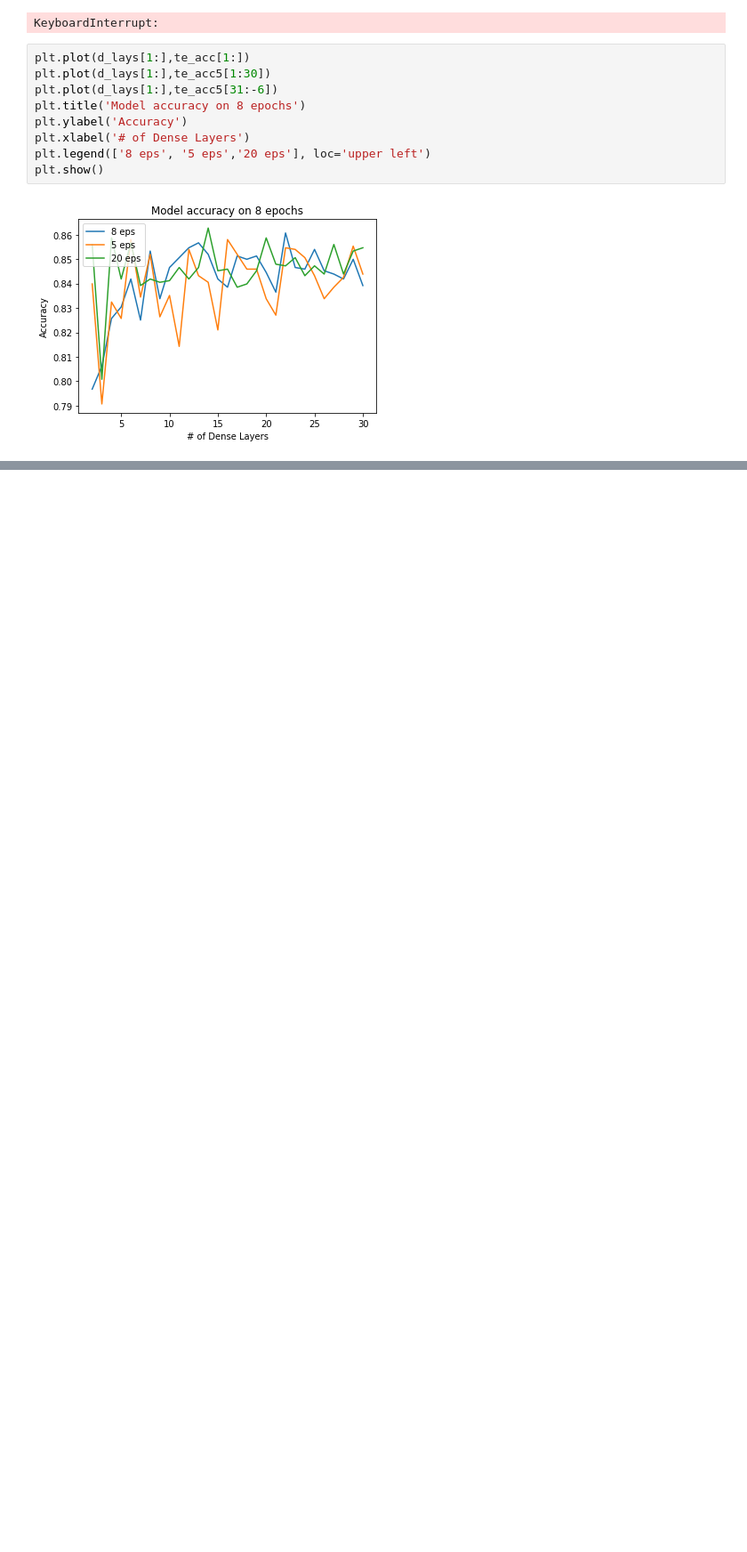
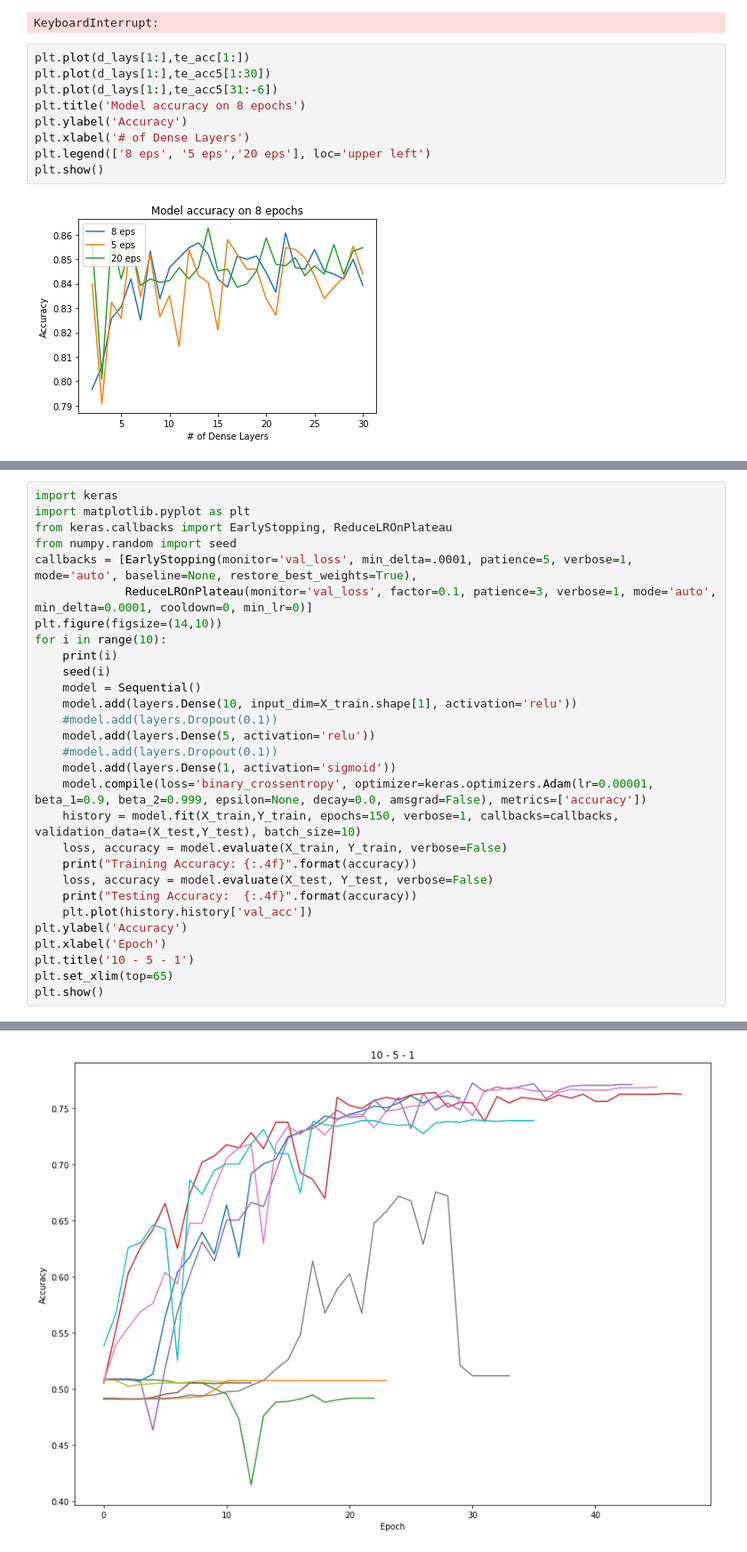
Before and after one commit to G2-IT-Group/external-resource-models, a Jupyter notebook: erinnordquist/fetch_files/vectorize.ipynb, the cells around one changed output, grey strips where cells are left out. Shown at 89% size. Drawn from its saved outputs; the diff is of its cells as text; blank space fills up the shorter version.

```diff
--- a/erinnordquist/fetch_files/vectorize.ipynb
+++ b/erinnordquist/fetch_files/vectorize.ipynb
@@ -425,0 +495,30 @@ plt.show()
+# %%
+import keras
+import matplotlib.pyplot as plt
+from keras.callbacks import EarlyStopping, ReduceLROnPlateau
+from numpy.random import seed
+callbacks = [EarlyStopping(monitor='val_loss', min_delta=.0001, patience=5, verbose=1, mode='auto', baseline=None, restore_best_weights=True),
+             ReduceLROnPlateau(monitor='val_loss', factor=0.1, patience=3, verbose=1, mode='auto', min_delta=0.0001, cooldown=0, min_lr=0)]
+plt.figure(figsize=(14,10))
+for i in range(10):
+    print(i)
+    seed(i)
+    model = Sequential()
+    model.add(layers.Dense(10, input_dim=X_train.shape[1], activation='relu'))
+    #model.add(layers.Dropout(0.1))
+    model.add(layers.Dense(5, activation='relu'))
+    #model.add(layers.Dropout(0.1))
+    model.add(layers.Dense(1, activation='sigmoid'))
+    model.compile(loss='binary_crossentropy', optimizer=keras.optimizers.Adam(lr=0.00001, beta_1=0.9, beta_2=0.999, epsilon=None, decay=0.0, amsgrad=False), metrics=['accuracy'])
+    history = model.fit(X_train,Y_train, epochs=150, verbose=1, callbacks=callbacks, validation_data=(X_test,Y_test), batch_size=10)
+    loss, accuracy = model.evaluate(X_train, Y_train, verbose=False)
+    print("Training Accuracy: {:.4f}".format(accuracy))
+    loss, accuracy = model.evaluate(X_test, Y_test, verbose=False)
+    print("Testing Accuracy:  {:.4f}".format(accuracy))
+    plt.plot(history.history['val_acc'])
+plt.ylabel('Accuracy')
+plt.xlabel('Epoch')
+plt.title('10 - 5 - 1')
+plt.set_xlim(top=65)
+plt.show()
+# %% [output]
@@ -425,0 +543 @@ plt.show()
+[figure, added]
```
Also changed, not shown: parts of 19 cells of this notebook, 6 other files.
